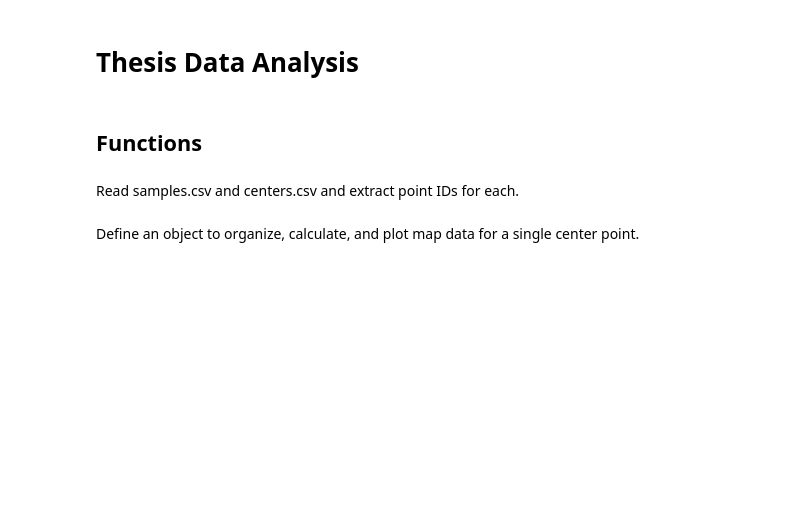
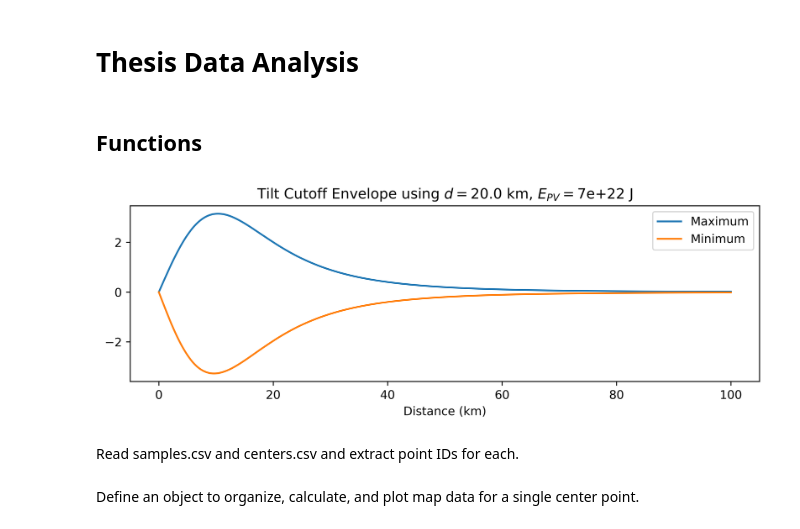
Before and after one commit to hernypeterson/thesis, a Jupyter notebook: code.ipynb, the cells around one changed output. Cells and saved outputs as stored; diff of their text form; code cells hidden in the pictures; blank space fills up the shorter version.

```diff
--- a/code.ipynb
+++ b/code.ipynb
@@ -170,6 +166,29 @@ def robust_tilt(beta1_measured, beta2, sl2, dist, az1_uncertainty=AZ1_UNCERTAINT
         return np.nan
 
     return tilt_possible[lowest_abs_tilt_arg]
+# %%
+fig = plt.figure(figsize = (8, 3), dpi=600)
+
+test_dist = np.arange(1, 100_000)
+test_max_tilt = mogi_tilt(test_dist, MAX_PV, TEST_D)
+test_min_tilt = mogi_tilt(test_dist, -MAX_PV, TEST_D)
+test_dist_km = test_dist / 1000
+
+sns.lineplot(x=test_dist_km,y=test_max_tilt,label='Maximum')
+sns.lineplot(x=test_dist_km,y=test_min_tilt,label='Minimum')
+plt.title(f'Tilt Cutoff Envelope using $d = ${TEST_D/1000} km, ' + "$E_{PV} = $" + f'{MAX_PV} J')
+plt.xlabel('Tilt (deg)')
+plt.xlabel('Distance (km)')
+
+def add_envelope_to_plot(min: bool = True, max: bool = True):
+    if max:
+        sns.lineplot(x=test_dist_km,y=test_max_tilt, label='Maximum Tilt')
+    if min:
+        sns.lineplot(x=test_dist_km,y=test_min_tilt, label='Miminum Tilt')
+
+save_pdf(name='envelope')
+# %% [output]
+[figure, added]
 # %% [markdown]
 Read samples.csv and centers.csv and extract point IDs for each.
 # %%
```
Also changed, not shown: parts of 18 cells of this notebook, 3 other files.
